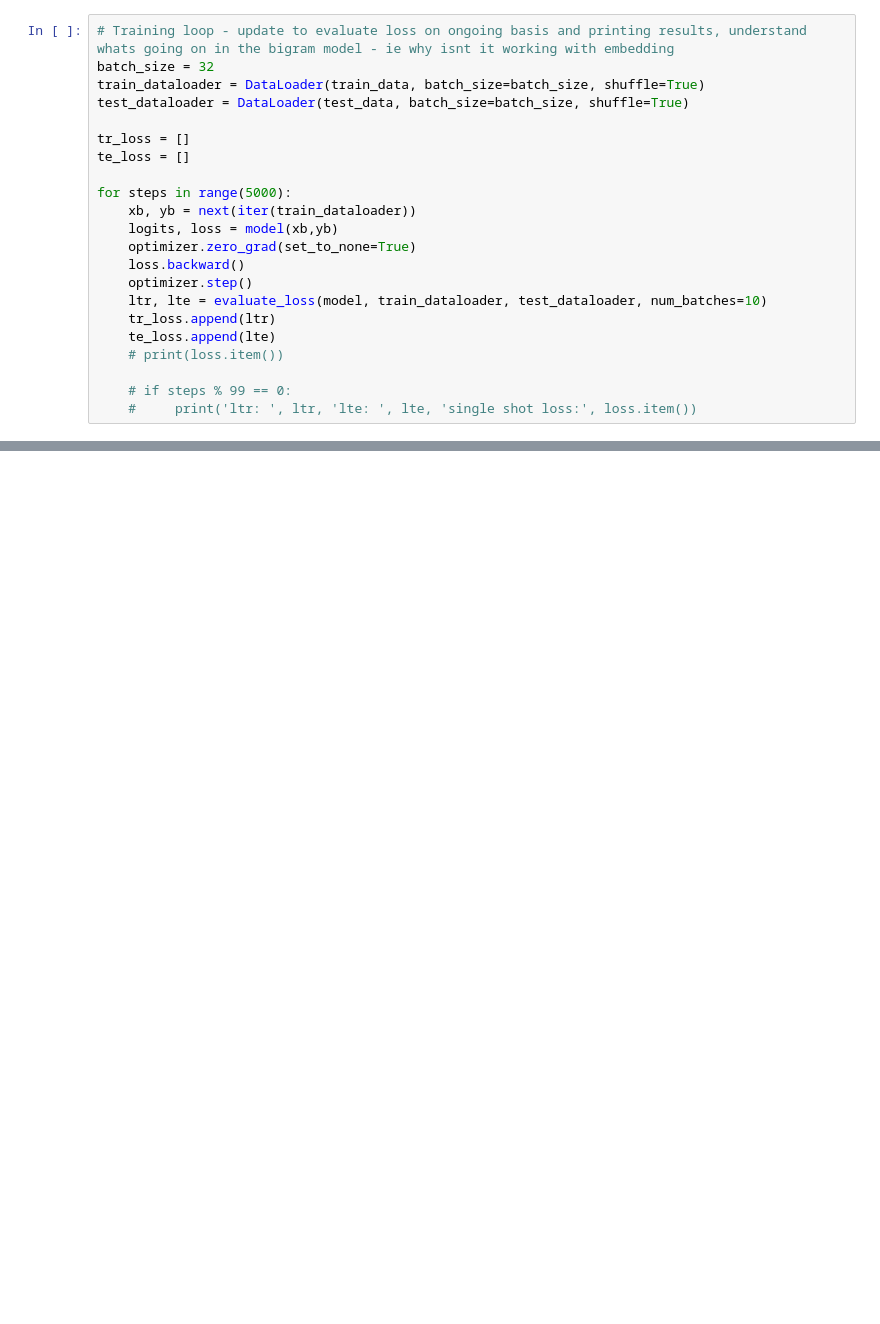
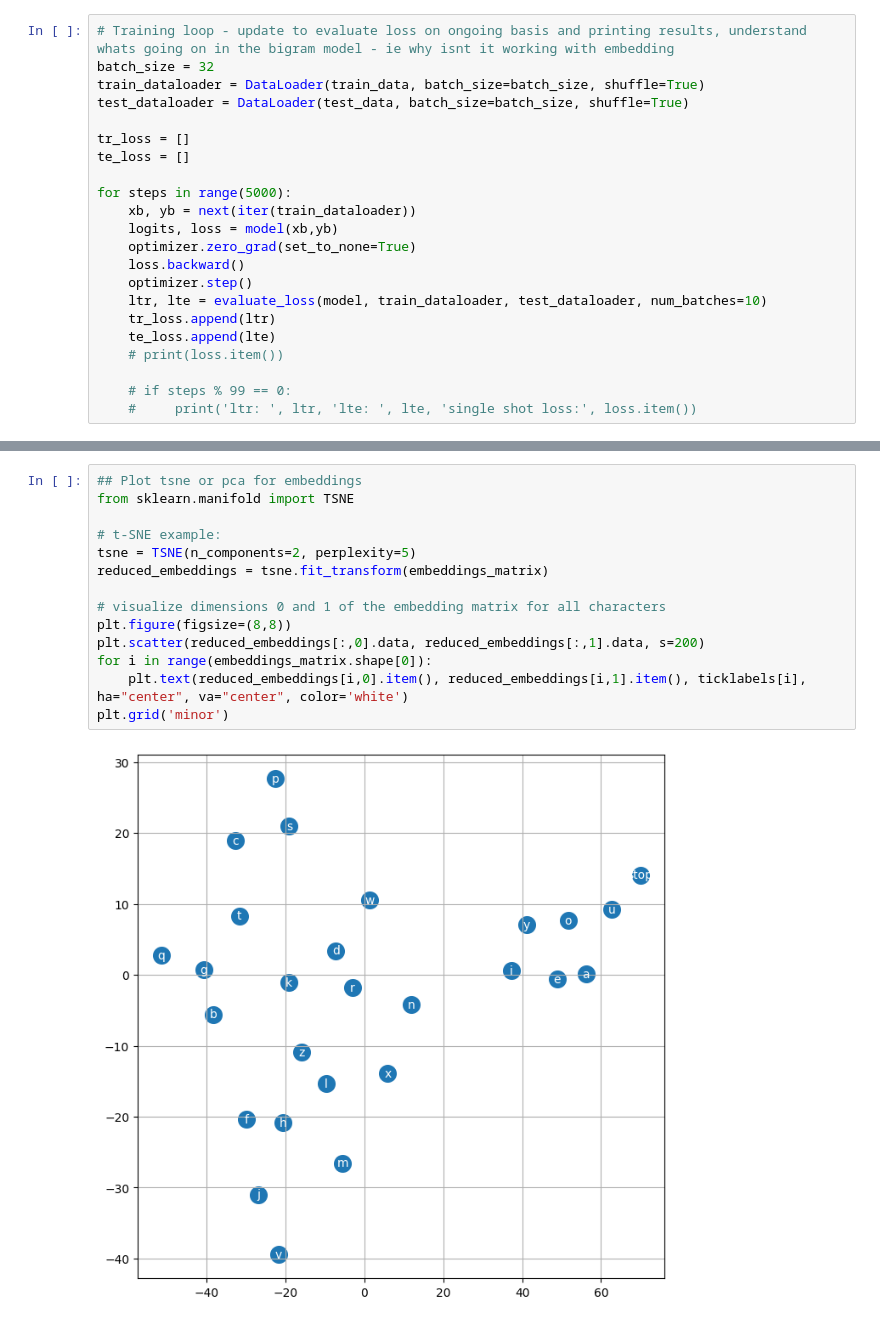
Before and after one commit to peteryushunli/makemore-utils-nbs, a Jupyter notebook: nbs/bigram.ipynb, the cells around one changed output, grey strips where cells are left out. Cells and saved outputs as stored; diff of their text form; blank space fills up the shorter version.

```diff
--- a/nbs/bigram.ipynb
+++ b/nbs/bigram.ipynb
@@ -94,0 +129,16 @@ alysanzh
+# %%
+## Plot tsne or pca for embeddings
+from sklearn.manifold import TSNE
+
+# t-SNE example:
+tsne = TSNE(n_components=2, perplexity=5)
+reduced_embeddings = tsne.fit_transform(embeddings_matrix)
+
+# visualize dimensions 0 and 1 of the embedding matrix for all characters
+plt.figure(figsize=(8,8))
+plt.scatter(reduced_embeddings[:,0].data, reduced_embeddings[:,1].data, s=200)
+for i in range(embeddings_matrix.shape[0]):
+    plt.text(reduced_embeddings[i,0].item(), reduced_embeddings[i,1].item(), ticklabels[i], ha="center", va="center", color='white')
+plt.grid('minor')
+# %% [output]
+[figure, added]
```
Also changed, not shown: parts of 7 cells of this notebook.
